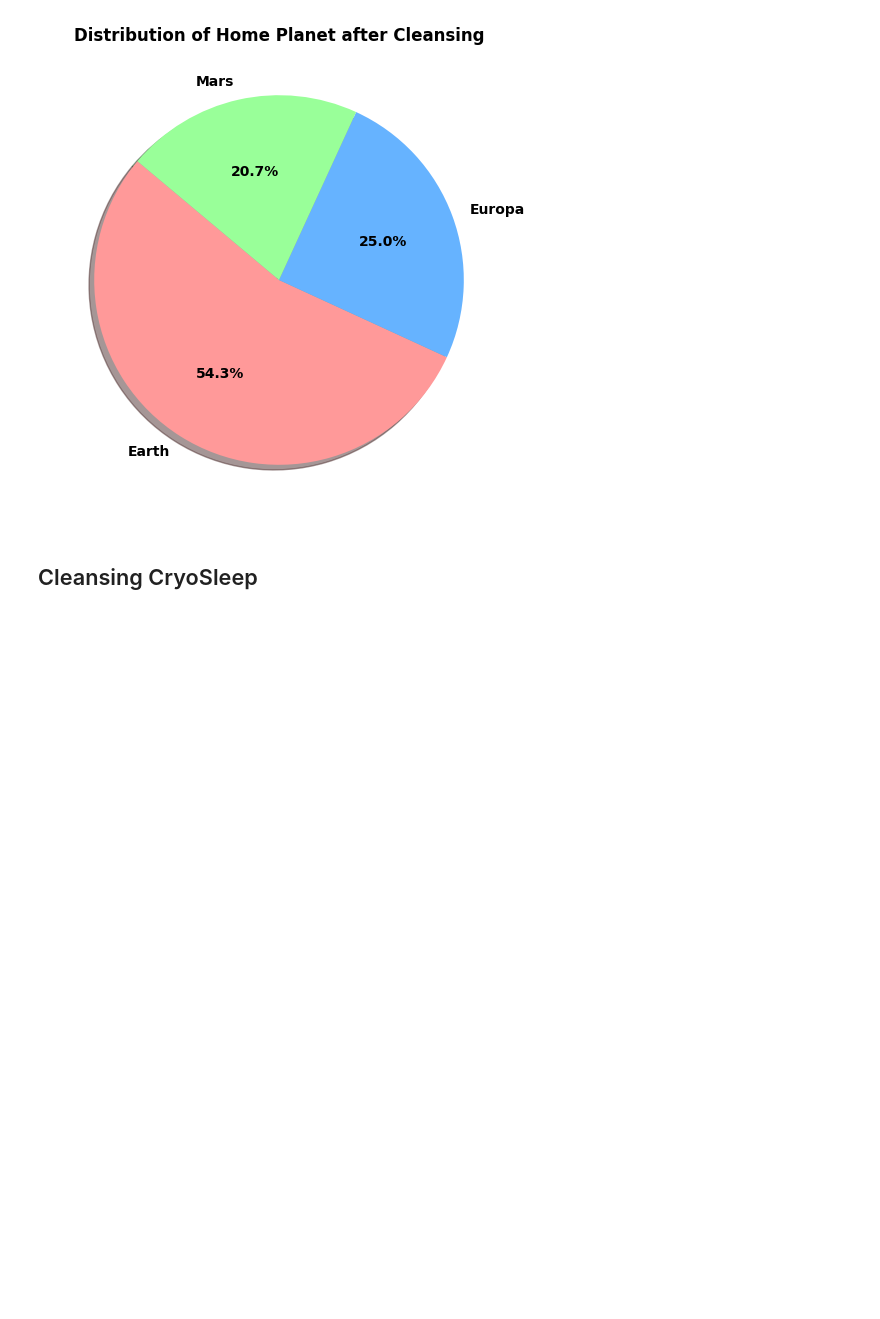
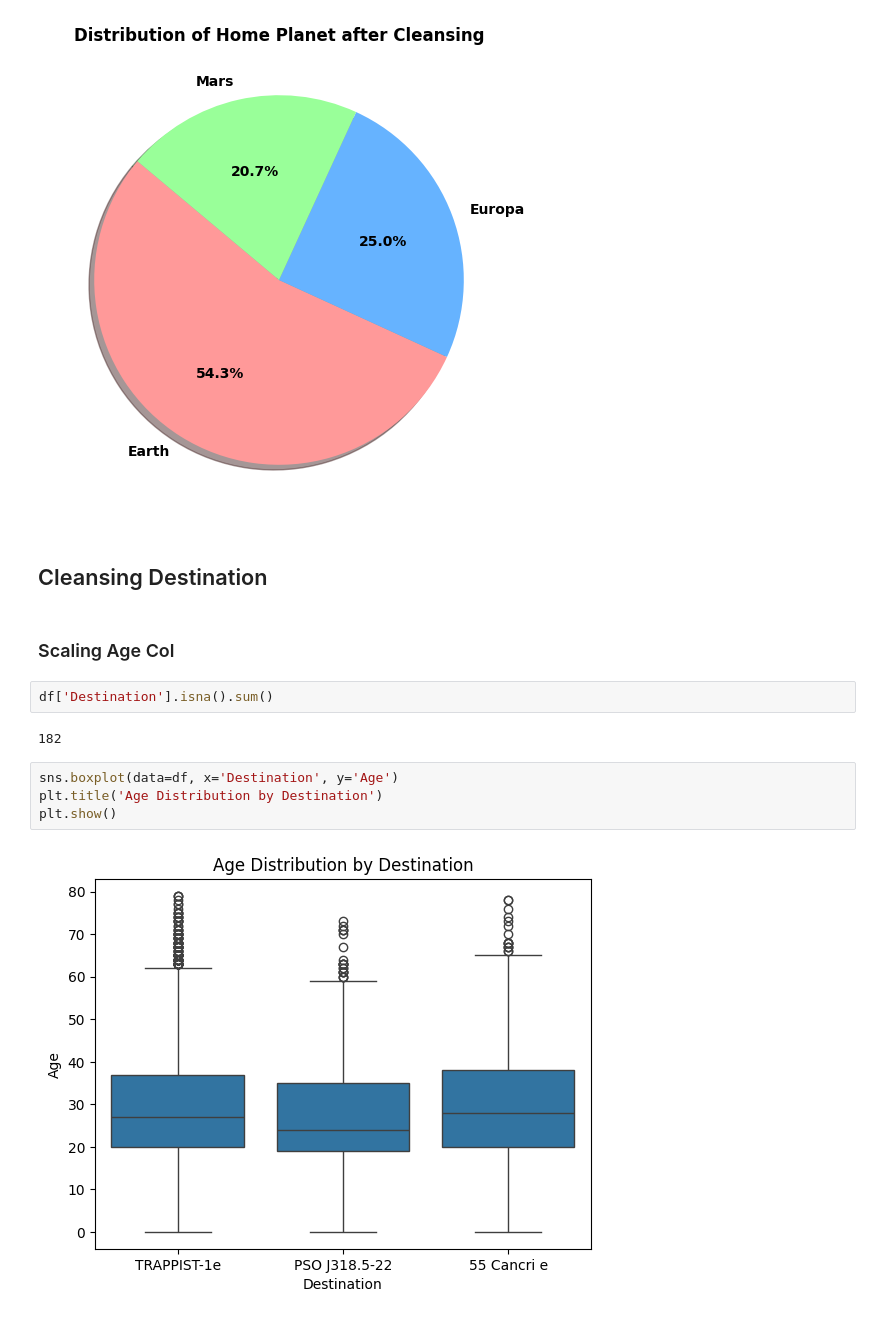
Before and after one commit to ezishr/spaceship-titanic, a Jupyter notebook: eda.ipynb, the cells around one changed output. Cells and saved outputs as stored; diff of their text form; blank space fills up the shorter version.

```diff
--- a/eda.ipynb
+++ b/eda.ipynb
@@ -778,4 +802,16 @@ plt.title('Distribution of Home Planet after Cleansing', fontweight = 'bold')
 Text(0.5, 1.0, 'Distribution of Home Planet after Cleansing')
 [figure]
 # %% [markdown]
-## Cleansing CryoSleep
+## Cleansing Destination
+# %% [markdown]
+### Scaling Age Col
+# %%
+df['Destination'].isna().sum()
+# %% [output]
+182
+# %%
+sns.boxplot(data=df, x='Destination', y='Age')
+plt.title('Age Distribution by Destination')
+plt.show()
+# %% [output]
+[figure, added]
```
Also changed, not shown: parts of 43 cells of this notebook.
